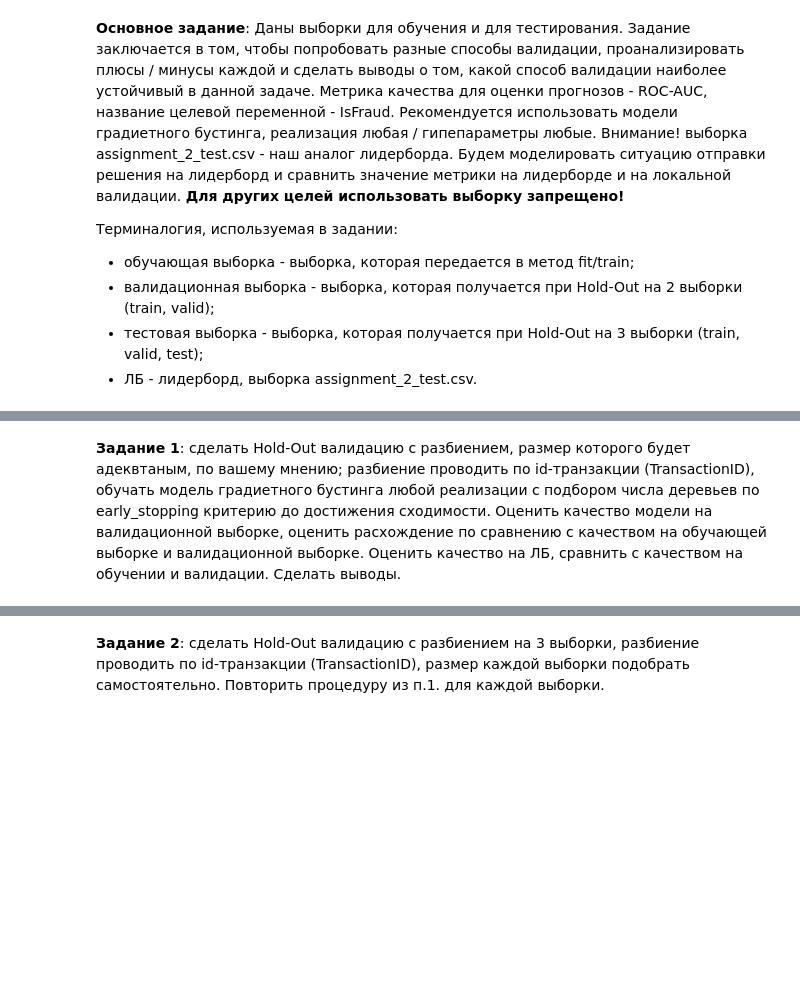
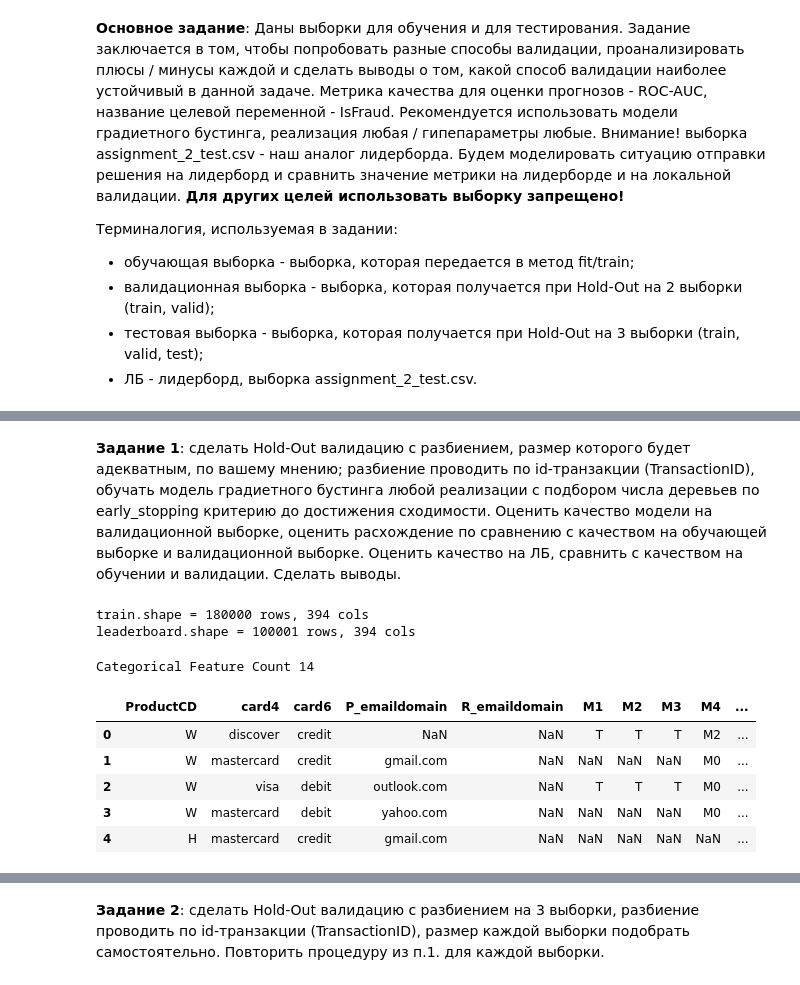
Before and after one commit to AndreiBazhenau/gb, a Jupyter notebook: kaggle/hw_3.ipynb, the cells around one changed output, grey strips where cells are left out. Drawn from its saved outputs; the diff is of its cells as text; code cells hidden in the pictures; blank space fills up the shorter version.

```diff
--- a/kaggle/hw_3.ipynb
+++ b/kaggle/hw_3.ipynb
@@ -31,2 +31,23 @@ ModuleNotFoundError: No module named 'xgboost'
 # %% [markdown]
-**Задание 1**: сделать Hold-Out валидацию с разбиением, размер которого будет адеквтаным, по вашему мнению; разбиение проводить по id-транзакции (TransactionID), обучать модель градиетного бустинга любой реализации с подбором числа деревьев по early_stopping критерию до достижения сходимости. Оценить качество модели на валидационной выборке, оценить расхождение по сравнению с качеством на обучающей выборке и валидационной выборке. Оценить качество на ЛБ, сравнить с качеством на обучении и валидации. Сделать выводы.
+**Задание 1**: сделать Hold-Out валидацию с разбиением, размер которого будет адекватным, по вашему мнению; разбиение проводить по id-транзакции (TransactionID), обучать модель градиетного бустинга любой реализации с подбором числа деревьев по early_stopping критерию до достижения сходимости. Оценить качество модели на валидационной выборке, оценить расхождение по сравнению с качеством на обучающей выборке и валидационной выборке. Оценить качество на ЛБ, сравнить с качеством на обучении и валидации. Сделать выводы.
+# %%
+train = pd.read_csv("../../data/kaggle/gb_kaggle/assignment_2_train.csv")
+leaderboard = pd.read_csv("../../data/kaggle/gb_kaggle/assignment_2_test.csv")
+
+print("train.shape = {} rows, {} cols".format(*train.shape))
+print("leaderboard.shape = {} rows, {} cols".format(*leaderboard.shape))
+# %% [output]
+train.shape = 180000 rows, 394 cols
+leaderboard.shape = 100001 rows, 394 cols
+# %%
+categorical_features = train.select_dtypes(include=[np.object])
+print(f"Categorical Feature Count {categorical_features.shape[1]}")
+categorical_features.head(5)
+# %% [output]
+Categorical Feature Count 14
+|  | ProductCD | card4 | card6 | P_emaildomain | R_emaildomain | M1 | M2 | M3 | M4 | ... |
+| 0 | W | discover | credit | NaN | NaN | T | T | T | M2 | ... |
+| 1 | W | mastercard | credit | gmail.com | NaN | NaN | NaN | NaN | M0 | ... |
+| 2 | W | visa | debit | outlook.com | NaN | T | T | T | M0 | ... |
+| 3 | W | mastercard | debit | yahoo.com | NaN | NaN | NaN | NaN | M0 | ... |
+| 4 | H | mastercard | credit | gmail.com | NaN | NaN | NaN | NaN | NaN | ... |
```
Also changed, not shown: parts of 10 cells of this notebook.
